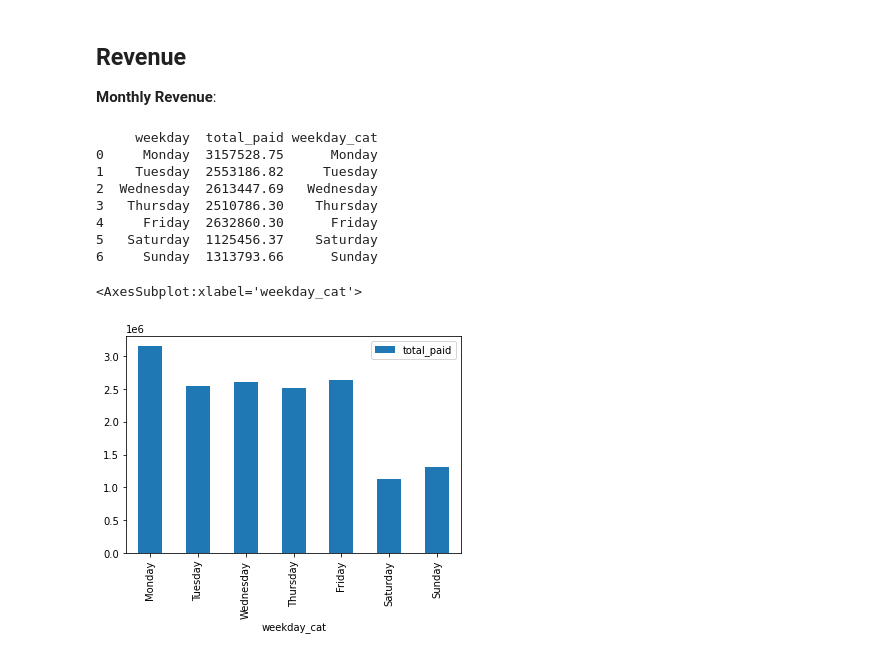
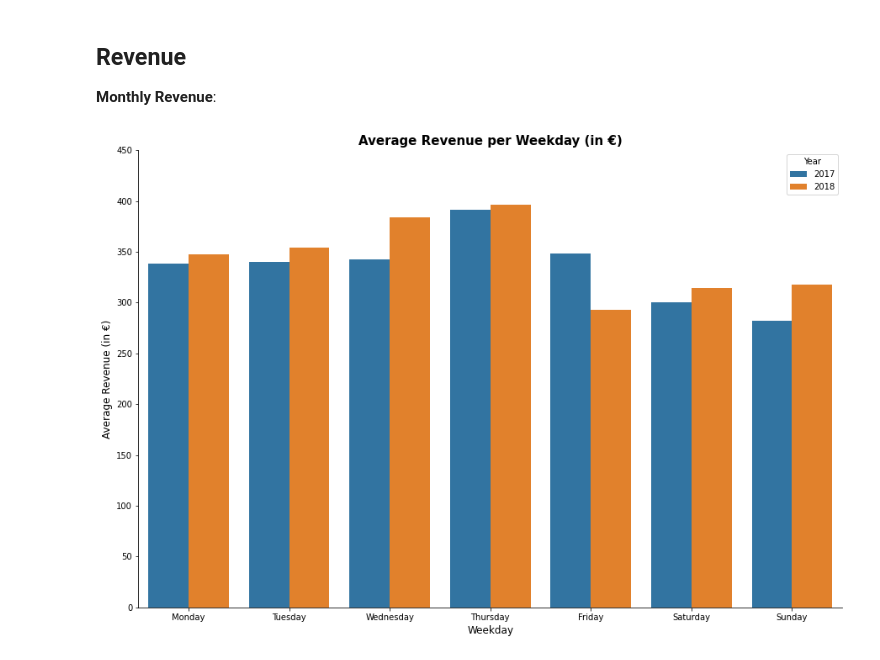
Before and after one commit to tobiasaurer/python-eniac-dataprocessing, a Jupyter notebook: project_eniac_discounts.ipynb, the cells around one changed output. Drawn from its saved outputs; the diff is of its cells as text; code cells hidden in the pictures.

Commit message:
Improve formatting and revenue chart

```diff
--- a/project_eniac_discounts.ipynb
+++ b/project_eniac_discounts.ipynb
@@ -578,30 +506,37 @@ __Monthly Revenue__:
 # %%
 rev_by_day = pd.DataFrame(
     orders
     .loc[orders['state'] == 'Completed', 'total_paid']
-    .groupby(orders.weekday)
-    .sum()
+    .groupby([orders['weekday'], orders['year']])
+    .mean()
+    .reset_index()
 )
-rev_by_day.reset_index(inplace=True)
+
 
 rev_by_day['weekday_cat'] = pd.Categorical(
     rev_by_day['weekday'],
     categories=['Monday', 'Tuesday', 'Wednesday', 'Thursday', 'Friday', 'Saturday', 'Sunday'],
     ordered = True
 )
 rev_by_day = rev_by_day.sort_values('weekday_cat')
+rev_by_day.drop(columns = 'weekday', inplace=True)
 
-print(rev_by_day.head(10))
+# rev_by_day.plot.bar(x = 'weekday_cat')
 
-rev_by_day.plot.bar(x = 'weekday_cat')
+plt.subplots(figsize=(15, 10))
+
+sns.barplot(
+    data = rev_by_day,
+    x = 'weekday_cat',
+    y = 'total_paid',
+    hue = 'year'
+)
+plt.ylim(0 , 450)
+plt.xlabel('Weekday', fontsize=12)
+plt.ylabel('Average Revenue (in €)', fontsize=12)
+plt.title('Average Revenue per Weekday (in €)', weight='bold', fontsize=15)
+plt.legend(title= 'Year')
+sns.despine()
+plt.show()
 # %% [output]
-     weekday  total_paid weekday_cat
-0     Monday  3157528.75      Monday
-1    Tuesday  2553186.82     Tuesday
-2  Wednesday  2613447.69   Wednesday
-3   Thursday  2510786.30    Thursday
-4     Friday  2632860.30      Friday
-5   Saturday  1125456.37    Saturday
-6     Sunday  1313793.66      Sunday
-<AxesSubplot:xlabel='weekday_cat'>
-[figure, old version]
+[figure, new version]
```
Also changed, not shown: parts of 15 cells of this notebook.
